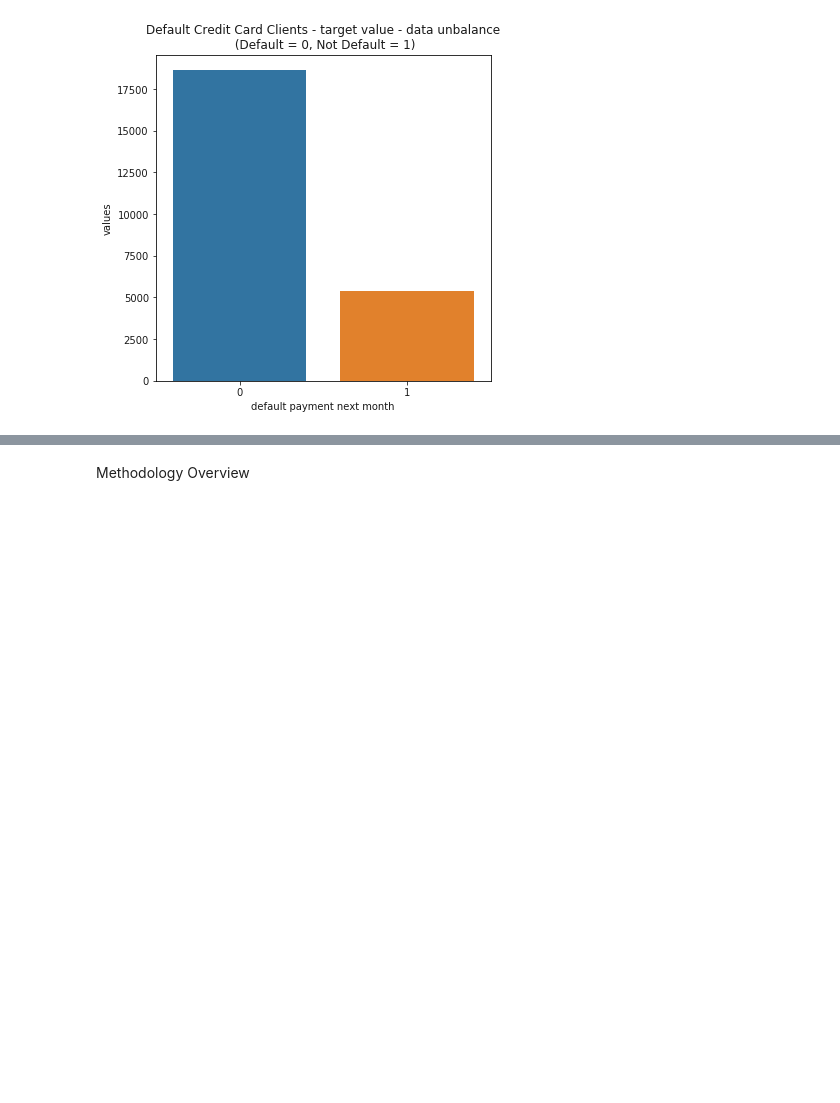
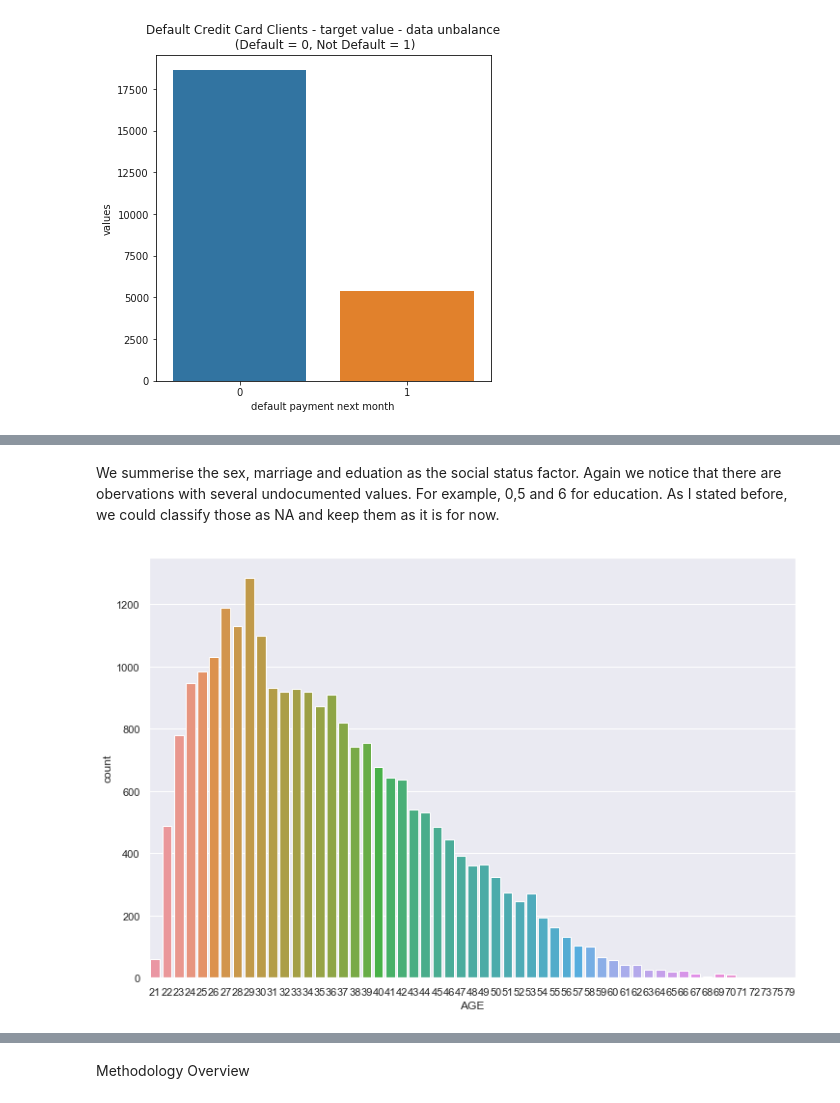
Before and after one commit to AbhinathK/CreditCardML, a Jupyter notebook: CreditCardData.ipynb, the cells around one changed output, grey strips where cells are left out. Saved outputs shown, nothing was run; the diff lists cells and outputs as text; code cells hidden in the pictures; blank space fills up the shorter version.

```diff
--- a/CreditCardData.ipynb
+++ b/CreditCardData.ipynb
@@ -112,0 +134,11 @@ Data Transformation and Exploration
+# %% [markdown]
+We summerise the sex, marriage and eduation as the social status factor. Again we notice that there are obervations with several undocumented values. For example, 0,5 and 6 for education. As I stated before, we could classify those as NA and  keep them as it is for now.
+# %%
+#Age counte
+plt.figure(figsize=(12,8))
+col = data.columns[5]
+sns.set(style="darkgrid")
+ax=sns.countplot(x=str(col), data=data)
+plt.show()
+# %% [output]
+[figure, added]
```
Also changed, not shown: parts of 15 cells of this notebook, 1 other file.
